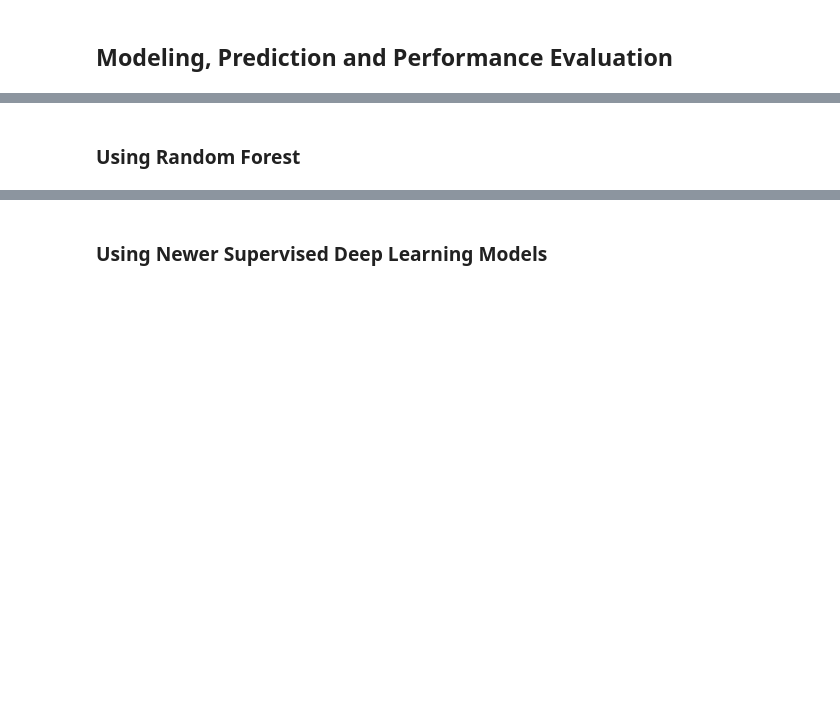
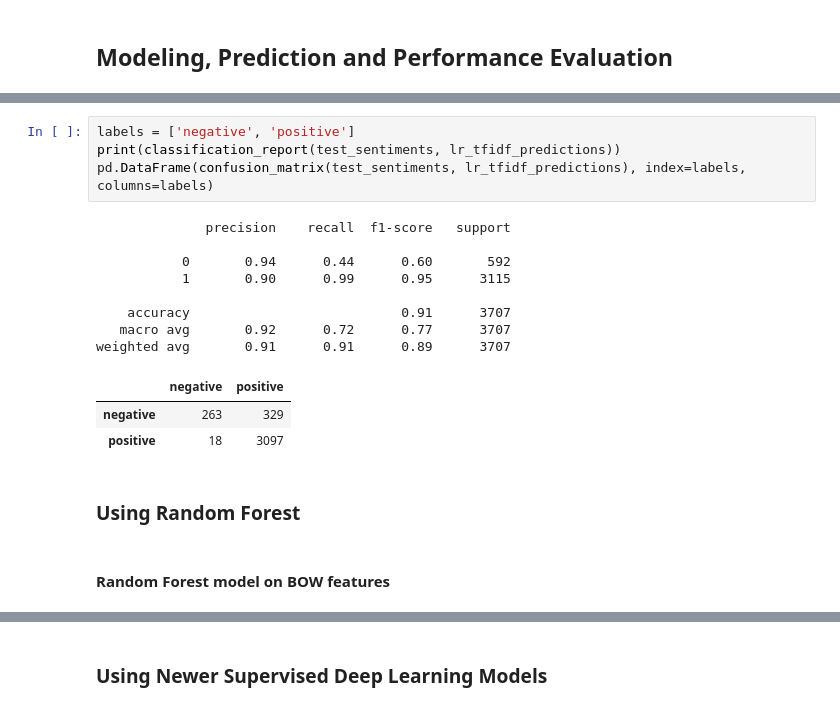
Before and after one commit to alexprabu/hackathon---submission_inceptez, a Jupyter notebook: SentimentAnalysis/Sentiment_Analysis.ipynb, the cells around one changed output, grey strips where cells are left out. Cells and saved outputs as stored; diff of their text form; blank space fills up the shorter version.

```diff
--- a/SentimentAnalysis/Sentiment_Analysis.ipynb
+++ b/SentimentAnalysis/Sentiment_Analysis.ipynb
@@ -483,5 +505,23 @@ weighted avg       0.93      0.93      0.93      3707
+# %%
+labels = ['negative', 'positive']
+print(classification_report(test_sentiments, lr_tfidf_predictions))
+pd.DataFrame(confusion_matrix(test_sentiments, lr_tfidf_predictions), index=labels, columns=labels)
+# %% [output]
+              precision    recall  f1-score   support
+
+           0       0.94      0.44      0.60       592
+           1       0.90      0.99      0.95      3115
+
+    accuracy                           0.91      3707
+   macro avg       0.92      0.72      0.77      3707
+weighted avg       0.91      0.91      0.89      3707
+|  | negative | positive |
+| negative | 263 | 329 |
+| positive | 18 | 3097 |
 # %% [markdown]
 ### Using Random Forest
+# %% [markdown]
+#### Random Forest model on BOW features
 # %%
 %%time
 
```
Also changed, not shown: parts of 35 cells of this notebook.
